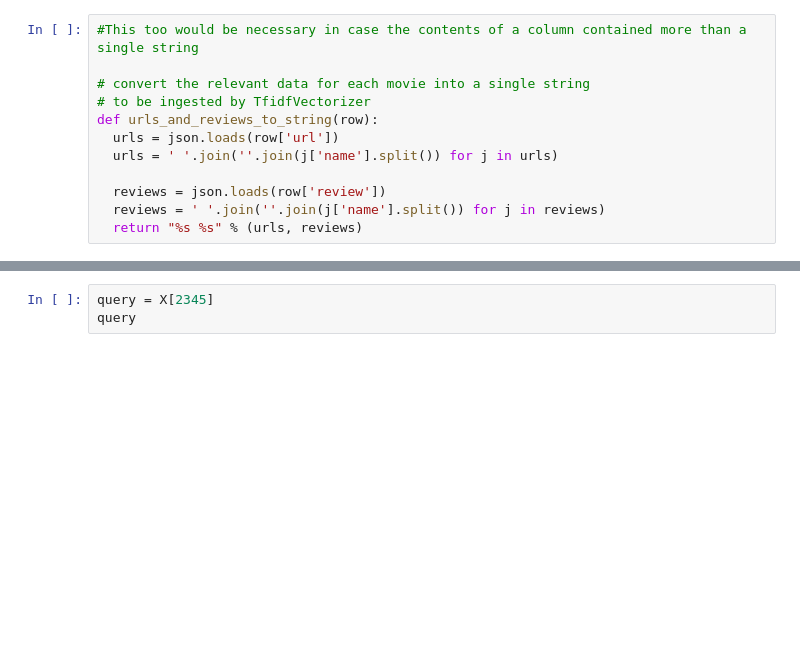
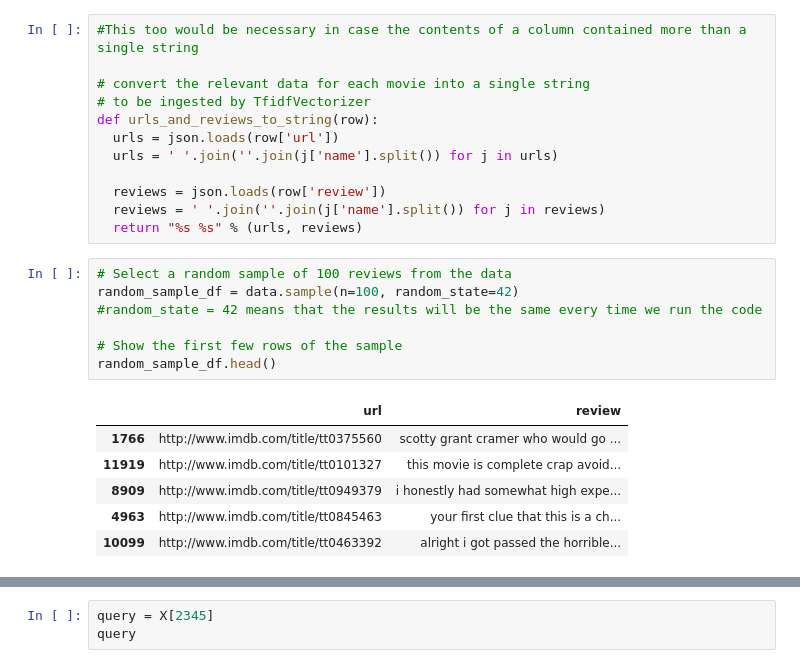
Before and after one commit to jamesxleon/DataMiningProjects, a Jupyter notebook: TF-IDF/Recommender.ipynb, the cells around one changed output, grey strips where cells are left out. Cells and saved outputs as stored; diff of their text form; blank space fills up the shorter version.

```diff
--- a/TF-IDF/Recommender.ipynb
+++ b/TF-IDF/Recommender.ipynb
@@ -131,4 +142,18 @@ def urls_and_reviews_to_string(row):
   reviews = json.loads(row['review'])
   reviews = ' '.join(''.join(j['name'].split()) for j in reviews)
   return "%s %s" % (urls, reviews)
+# %%
+# Select a random sample of 100 reviews from the data
+random_sample_df = data.sample(n=100, random_state=42)
+#random_state = 42 means that the results will be the same every time we run the code
+
+# Show the first few rows of the sample
+random_sample_df.head()
+# %% [output]
+|  | url | review |
+| 1766 | http://www.imdb.com/title/tt0375560 | scotty grant cramer who would go ... |
+| 11919 | http://www.imdb.com/title/tt0101327 | this movie is complete crap avoid... |
+| 8909 | http://www.imdb.com/title/tt0949379 | i honestly had somewhat high expe... |
+| 4963 | http://www.imdb.com/title/tt0845463 | your first clue that this is a ch... |
+| 10099 | http://www.imdb.com/title/tt0463392 | alright i got passed the horrible... |
 # %%
```
Also changed, not shown: parts of 13 cells of this notebook, 7 other files.
